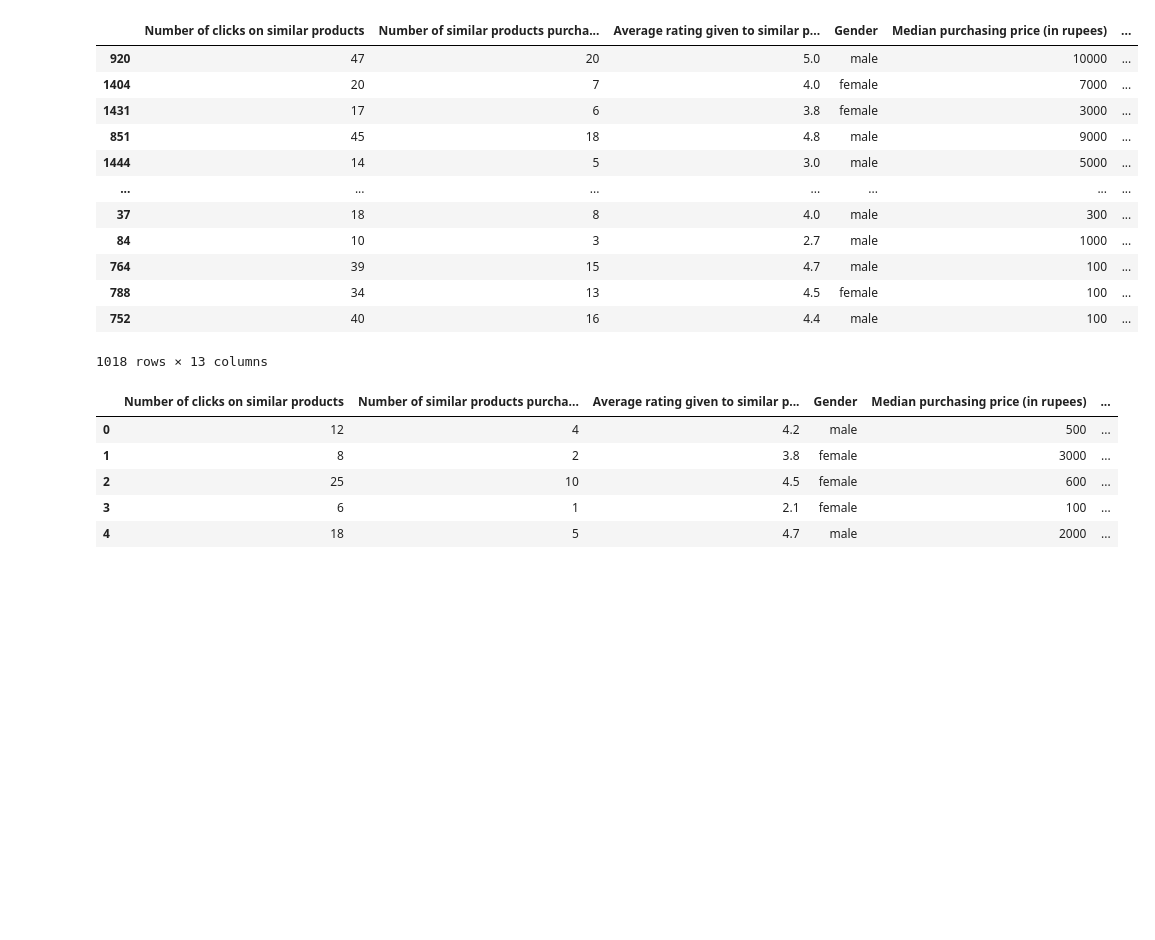
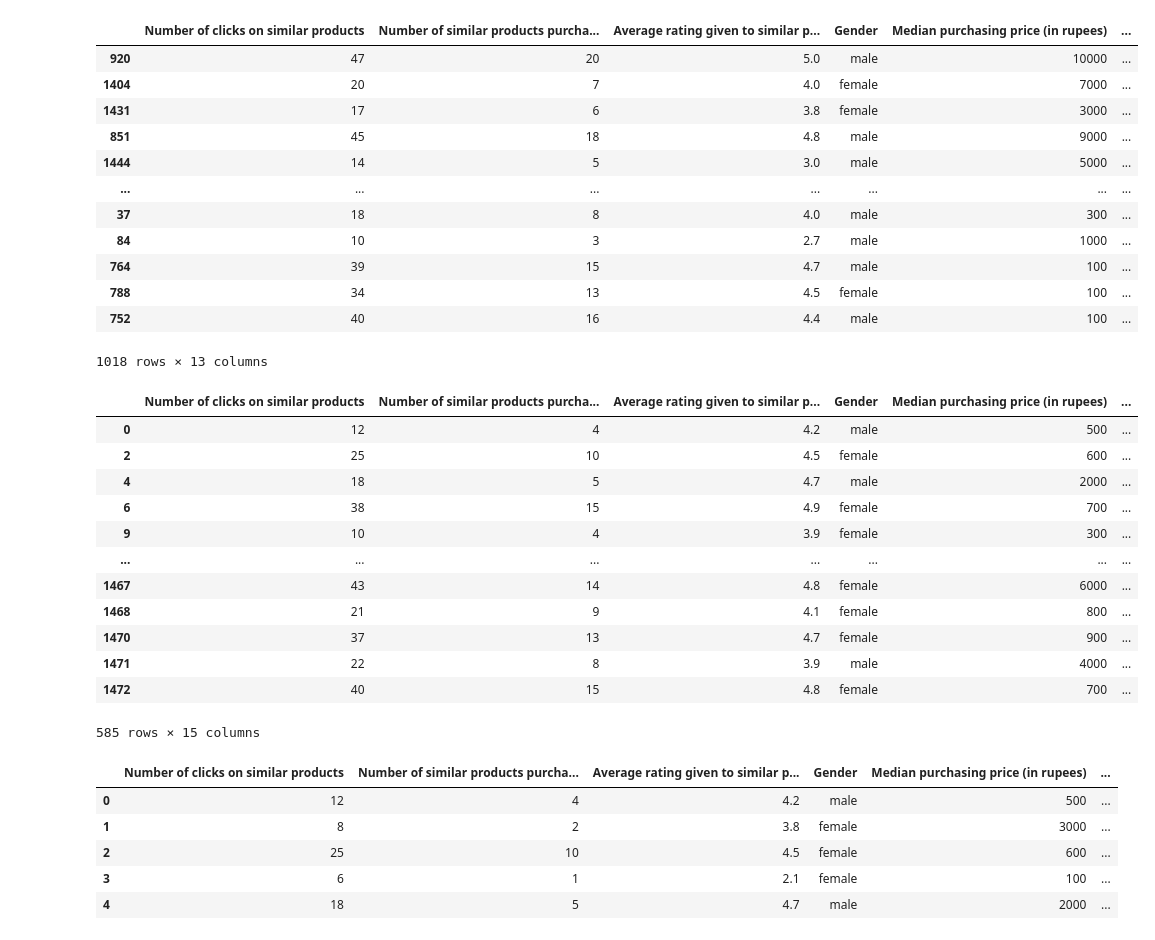
Before and after one commit to msajidgithub/Data-Science, a Jupyter notebook: Assignment2/Assignment_2.ipynb, the cells around one changed output. Drawn from its saved outputs; the diff is of its cells as text; code cells hidden in the pictures; blank space fills up the shorter version.

```diff
--- a/Assignment2/Assignment_2.ipynb
+++ b/Assignment2/Assignment_2.ipynb
@@ -158,6 +177,21 @@ df.sort_values(by='Price of the product', ascending=False)
 1018 rows × 13 columns
 # %%
 # Q12. Filter data where rating > 4?
+df[df['Rating of the product'] > 4]
+# %% [output]
+|  | Number of clicks on similar products | Number of similar products purcha... | Average rating given to similar p... | Gender | Median purchasing price (in rupees) | ... |
+| 0 | 12 | 4 | 4.2 | male | 500 | ... |
+| 2 | 25 | 10 | 4.5 | female | 600 | ... |
+| 4 | 18 | 5 | 4.7 | male | 2000 | ... |
+| 6 | 38 | 15 | 4.9 | female | 700 | ... |
+| 9 | 10 | 4 | 3.9 | female | 300 | ... |
+| ... | ... | ... | ... | ... | ... | ... |
+| 1467 | 43 | 14 | 4.8 | female | 6000 | ... |
+| 1468 | 21 | 9 | 4.1 | female | 800 | ... |
+| 1470 | 37 | 13 | 4.7 | female | 900 | ... |
+| 1471 | 22 | 8 | 3.9 | male | 4000 | ... |
+| 1472 | 40 | 15 | 4.8 | female | 700 | ... |
+585 rows × 15 columns
 # %%
 # Q13. Create new column 'Price Difference'?
 # By using (Price of the product - Median Purchasing Price)
```
Also changed, not shown: parts of 4 cells of this notebook, 1 other file.
